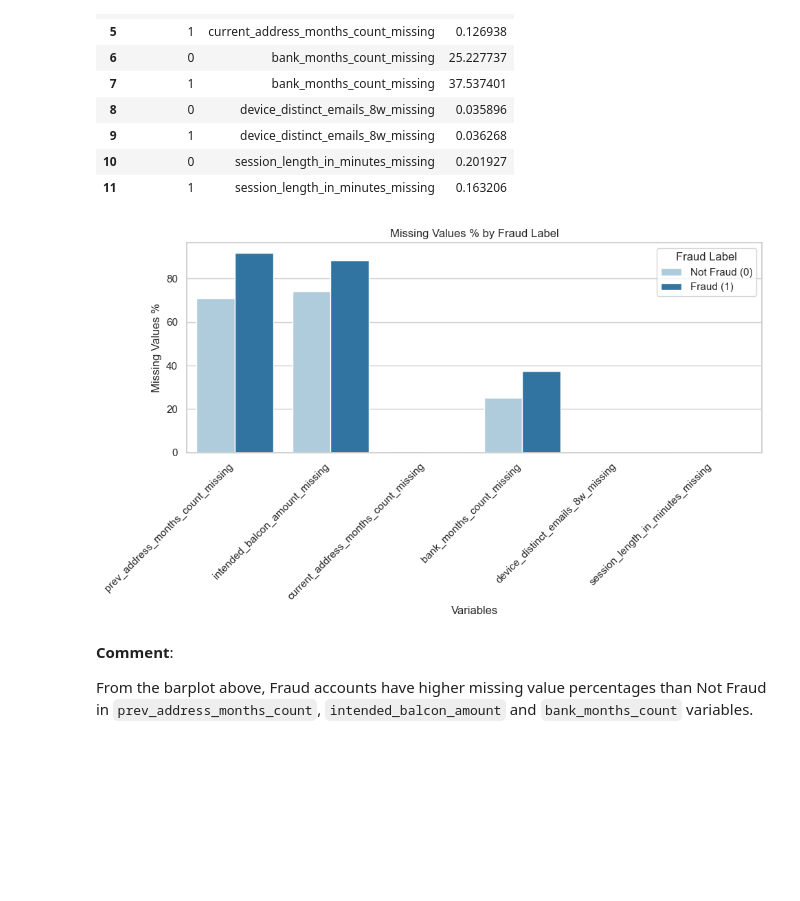
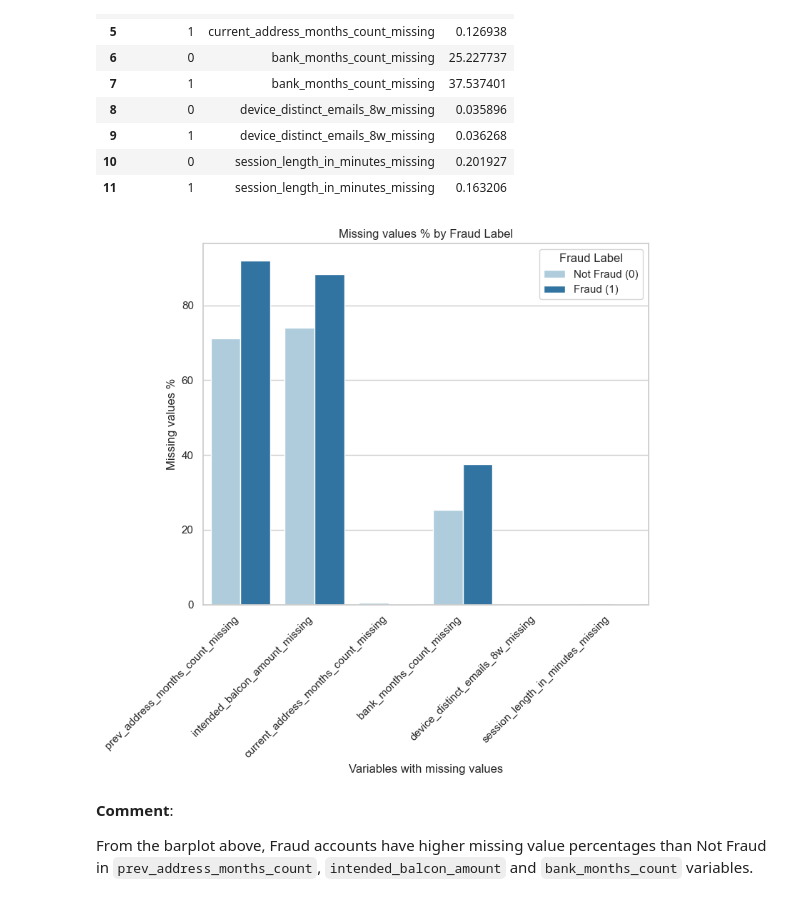
Before and after one commit to mrlizhaozhi/application-fraud-bank-account-opening, a Jupyter notebook: BAF-Fraud-Detection-Models.ipynb, the cells around one changed output. Drawn from its saved outputs; the diff is of its cells as text; code cells hidden in the pictures; blank space fills up the shorter version.

```diff
--- a/BAF-Fraud-Detection-Models.ipynb
+++ b/BAF-Fraud-Detection-Models.ipynb
@@ -352,33 +357,33 @@ missing_fraud
 | 10 | 0 | session_length_in_minutes_missing | 0.201927 |
 | 11 | 1 | session_length_in_minutes_missing | 0.163206 |
 # %%
-plt.figure(figsize=(10,6))
+plt.figure(figsize=(8,8))
 
 ax = sns.barplot(
     data=missing_fraud,
     x='variables',
     y='mean',
     hue='fraud_bool',
     palette=sns.color_palette('Paired',2)
 )
 
 plt.xticks(rotation=45, ha='right')
-plt.title('Missing Values % by Fraud Label')
-plt.xlabel('Variables')
-plt.ylabel('Missing Values %')
+plt.title('Missing values % by Fraud Label')
+plt.xlabel('Variables with missing values')
+plt.ylabel('Missing values %')
 
 # reformat the legends for readability
 handles, labels = ax.get_legend_handles_labels()
 ax.legend(
     handles=handles,
     labels=['Not Fraud (0)', 'Fraud (1)'],
     title='Fraud Label'
 )
 
 plt.tight_layout()
 plt.show()
 # %% [output]
-[figure, old version]
+[figure, new version]
 # %% [markdown]
 **Comment**:
 
```
Also changed, not shown: parts of 23 cells of this notebook, 3 other files.
